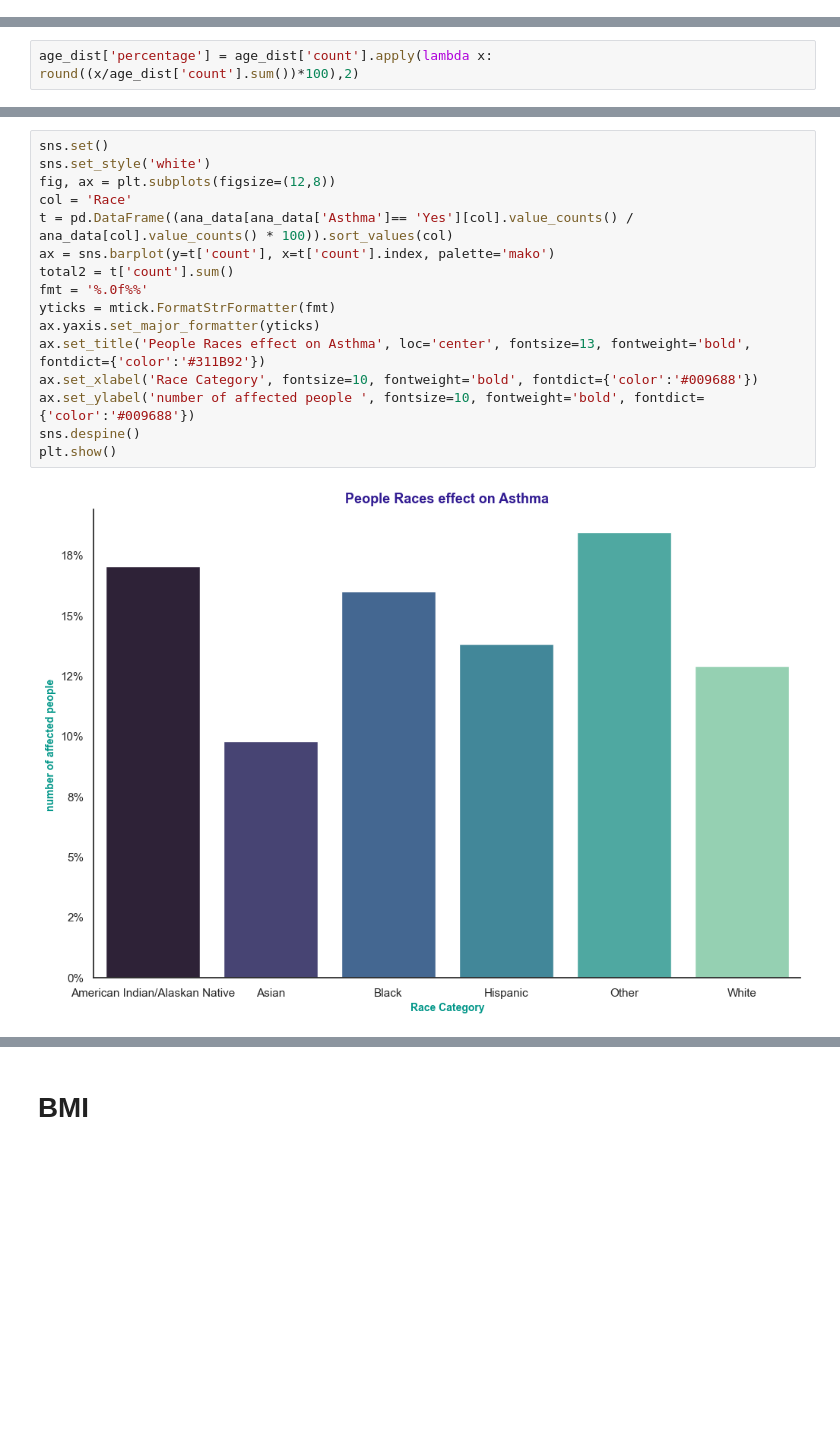
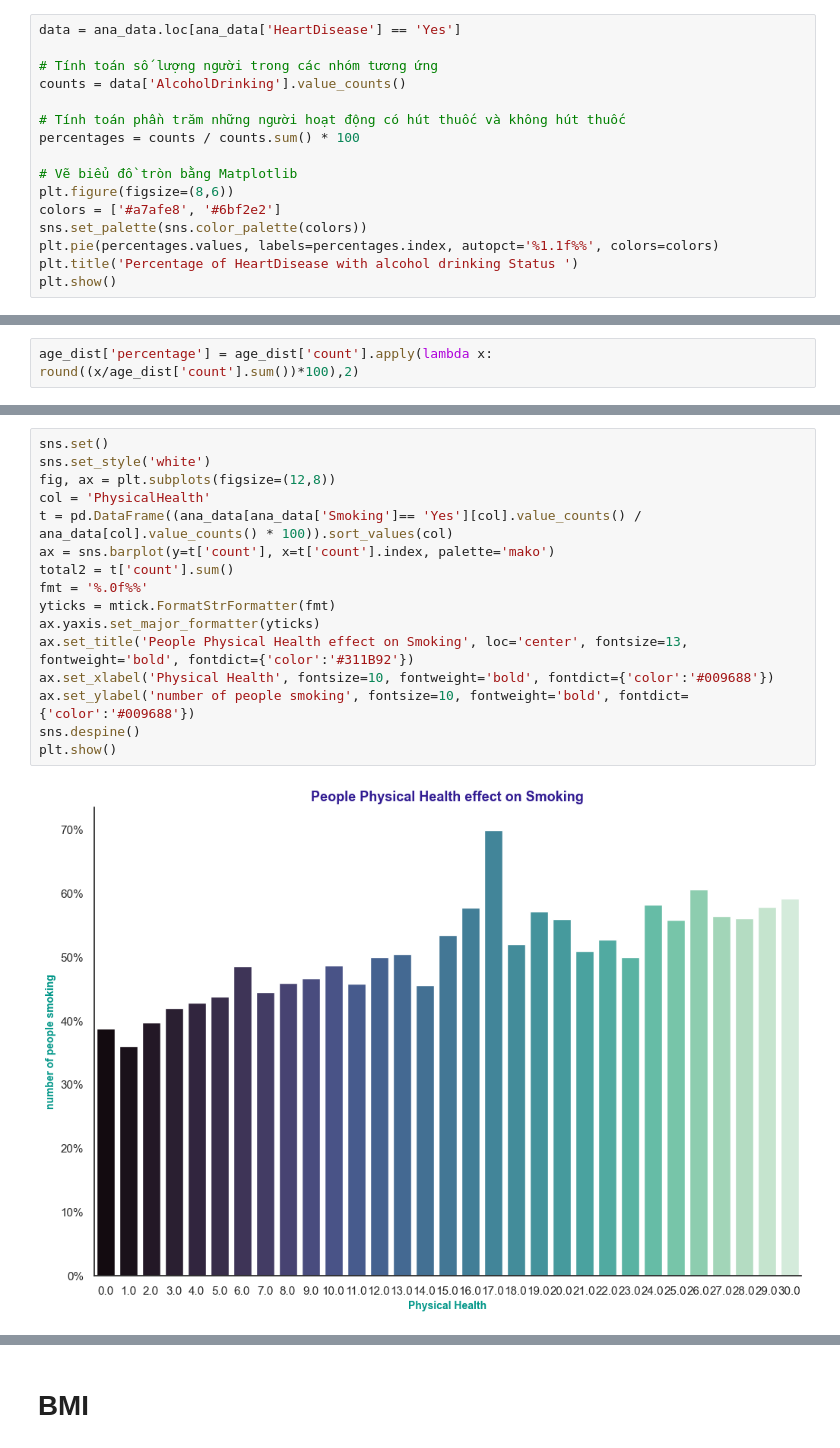
Before and after one commit to LamPhuss/tkud-project, a Jupyter notebook: TKUD_Projects/AS_Model.ipynb, the cells around one changed output, grey strips where cells are left out. Drawn from its saved outputs; the diff is of its cells as text; blank space fills up the shorter version.

```diff
--- a/TKUD_Projects/AS_Model.ipynb
+++ b/TKUD_Projects/AS_Model.ipynb
@@ -368,0 +429,16 @@ Text(0.5, 0.98, 'Details with respect to gender')
+# %%
+data = ana_data.loc[ana_data['HeartDisease'] == 'Yes']
+
+# Tính toán số lượng người trong các nhóm tương ứng
+counts = data['AlcoholDrinking'].value_counts()
+
+# Tính toán phần trăm những người hoạt động có hút thuốc và không hút thuốc
+percentages = counts / counts.sum() * 100
+
+# Vẽ biểu đồ tròn bằng Matplotlib
+plt.figure(figsize=(8,6))
+colors = ['#a7afe8', '#6bf2e2']
+sns.set_palette(sns.color_palette(colors))
+plt.pie(percentages.values, labels=percentages.index, autopct='%1.1f%%', colors=colors)
+plt.title('Percentage of HeartDisease with alcohol drinking Status ')
+plt.show()
@@ -451,18 +555,18 @@ plt.show()
 # %%
 sns.set()
 sns.set_style('white')
 fig, ax = plt.subplots(figsize=(12,8))
-col = 'Race'
-t = pd.DataFrame((ana_data[ana_data['Asthma']== 'Yes'][col].value_counts() / ana_data[col].value_counts() * 100)).sort_values(col)
+col = 'PhysicalHealth'
+t = pd.DataFrame((ana_data[ana_data['Smoking']== 'Yes'][col].value_counts() / ana_data[col].value_counts() * 100)).sort_values(col)
 ax = sns.barplot(y=t['count'], x=t['count'].index, palette='mako')
 total2 = t['count'].sum()
 fmt = '%.0f%%'
 yticks = mtick.FormatStrFormatter(fmt)
 ax.yaxis.set_major_formatter(yticks)
-ax.set_title('People Races effect on Asthma', loc='center', fontsize=13, fontweight='bold', fontdict={'color':'#311B92'})
-ax.set_xlabel('Race Category', fontsize=10, fontweight='bold', fontdict={'color':'#009688'})
-ax.set_ylabel('number of affected people ', fontsize=10, fontweight='bold', fontdict={'color':'#009688'})
+ax.set_title('People Physical Health effect on Smoking', loc='center', fontsize=13, fontweight='bold', fontdict={'color':'#311B92'})
+ax.set_xlabel('Physical Health', fontsize=10, fontweight='bold', fontdict={'color':'#009688'})
+ax.set_ylabel('number of people smoking', fontsize=10, fontweight='bold', fontdict={'color':'#009688'})
 sns.despine()
 plt.show()
 # %% [output]
-[figure, old version]
+[figure, new version]
```
Also changed, not shown: parts of 143 cells of this notebook.
